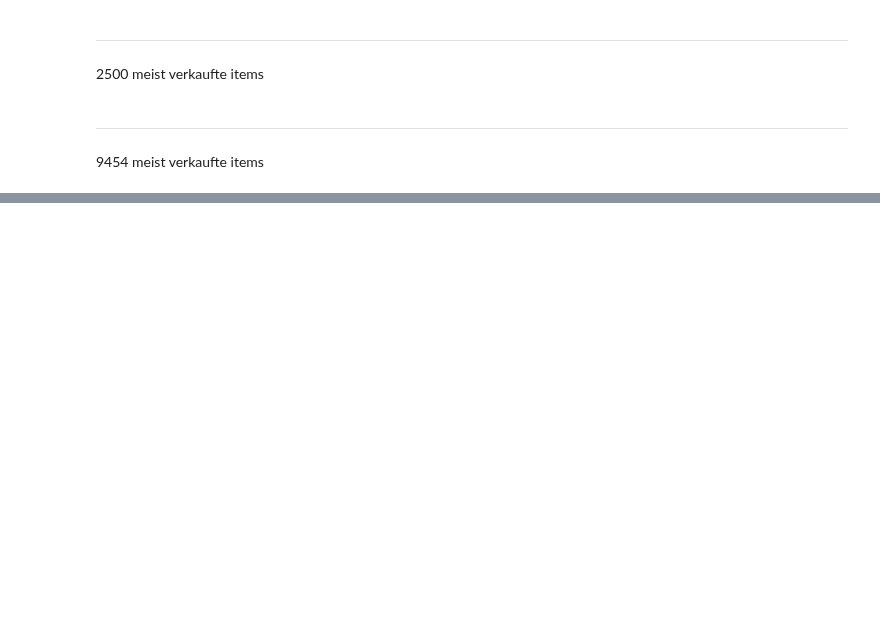
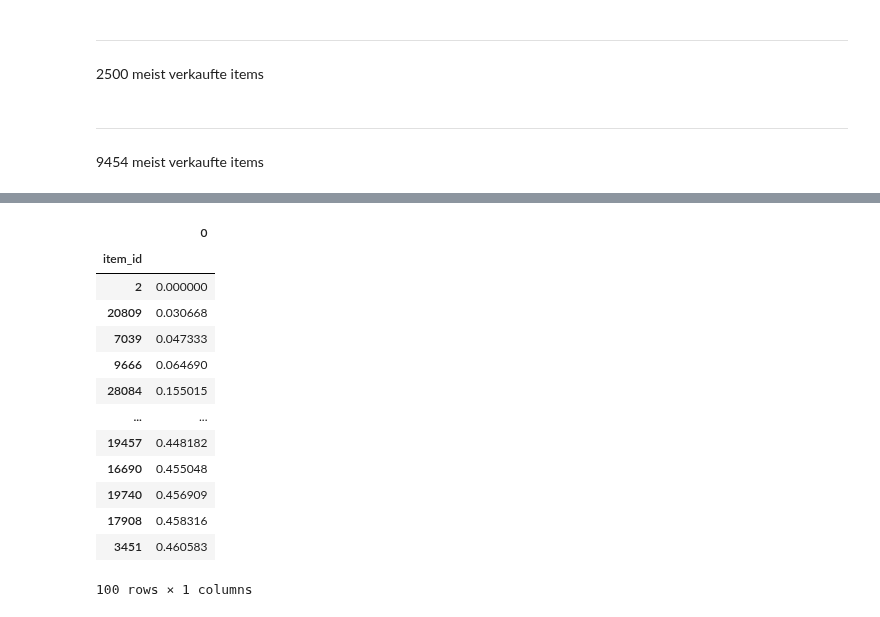
Before and after one commit to Ananassio/Data-Science_lab, a Jupyter notebook: Project/Data.ipynb, the cells around one changed output, grey strips where cells are left out. Drawn from its saved outputs; the diff is of its cells as text; code cells hidden in the pictures; blank space fills up the shorter version.

```diff
--- a/Project/Data.ipynb
+++ b/Project/Data.ipynb
@@ -1088,0 +1126,31 @@ mbi9454_pred.to_csv('mbi9454_pred.csv')
+# %%
+temp  = [0 for a in range(len(np.array(feature_pivtable)))]
+q = np.array(feature_pivtable[feature_pivtable.index==2])
+q = q/np.linalg.norm(q)
+ii = 0;
+for i in np.array(feature_pivtable.index):
+  w = np.array(feature_pivtable[feature_pivtable.index==i])
+  w = w/np.linalg.norm(w)
+  temp[ii] = np.linalg.norm(q-w)
+  ii = ii+1;
+# %%
+temp = pd.DataFrame(temp)
+temp['item_id'] = features['item_id'].unique()
+temp = temp.set_index('item_id')
+# %%
+temp.sort_values(by=0).head(100)
+# %% [output]
+|  | 0 |
+| item_id |  |
+| 2 | 0.000000 |
+| 20809 | 0.030668 |
+| 7039 | 0.047333 |
+| 9666 | 0.064690 |
+| 28084 | 0.155015 |
+| ... | ... |
+| 19457 | 0.448182 |
+| 16690 | 0.455048 |
+| 19740 | 0.456909 |
+| 17908 | 0.458316 |
+| 3451 | 0.460583 |
+100 rows × 1 columns
```
Also changed, not shown: parts of 10 cells of this notebook.
